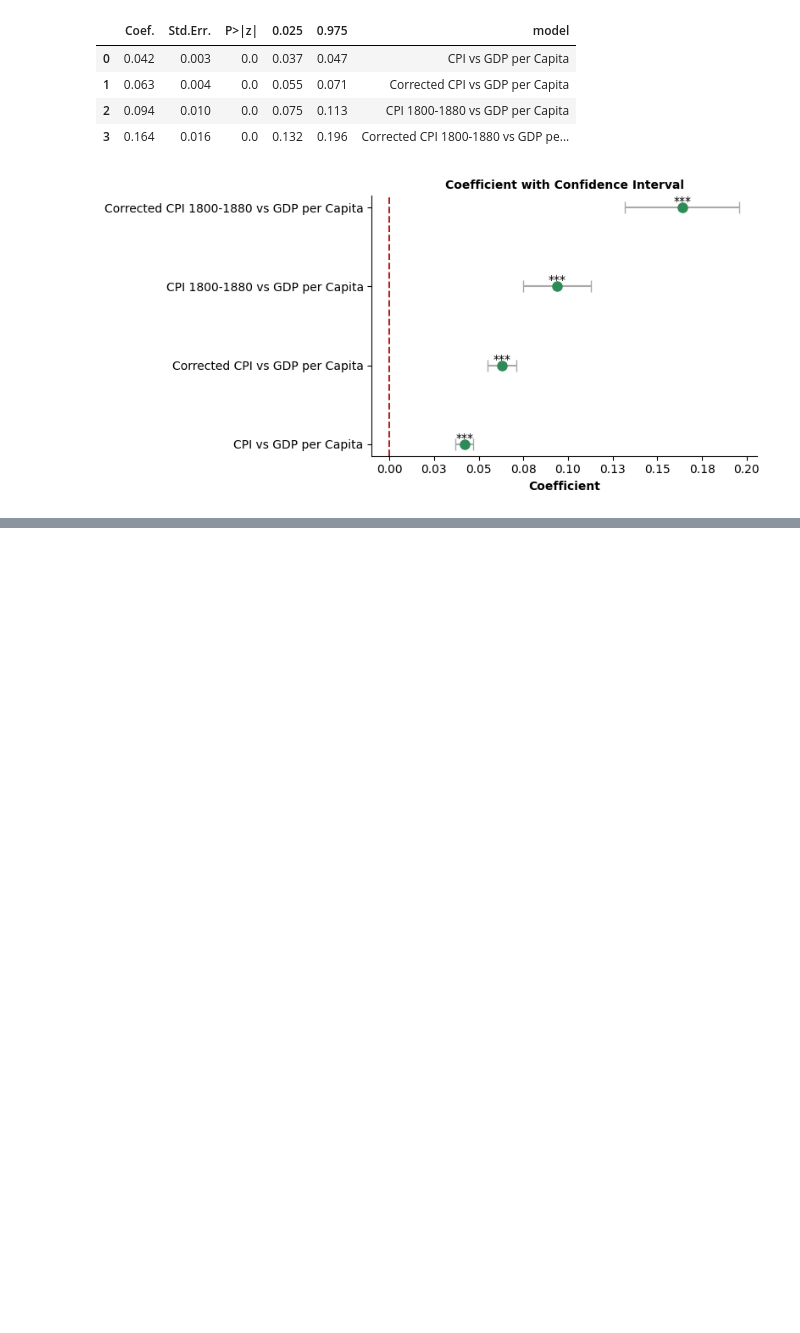
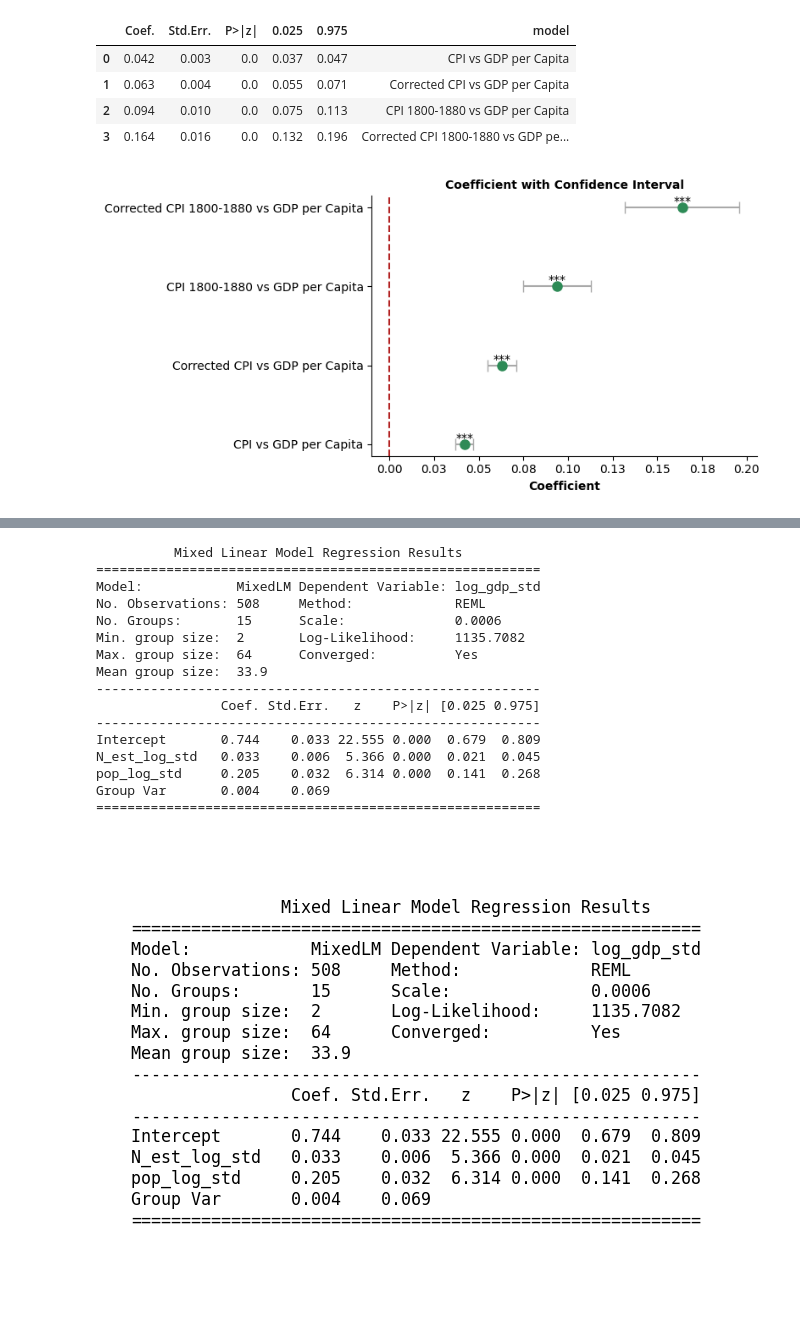
Before and after one commit to charlesdedampierre/cultura, a Jupyter notebook: 9 - statistics_gdp_cultural_index.ipynb, the cells around one changed output, grey strips where cells are left out. Drawn from its saved outputs; the diff is of its cells as text; code cells hidden in the pictures; blank space fills up the shorter version.

Commit message:
add population

```diff
--- a/9 - statistics_gdp_cultural_index.ipynb
+++ b/9 - statistics_gdp_cultural_index.ipynb
@@ -27,17 +27,8 @@ df_cultura = df_cultura.rename(columns={"individual_wikidata_id": "score"})
 df_cultura['survival_ratio'] = df_cultura['score']/df_cultura['N_est']
 
 
-
 df = pd.merge(df_gdp, df_cultura, on = ['region_name', 'decade'])
 df = df.rename(columns = {'decade': 'year', 'gdp_pc_weighted':'gdp_per_capita'})
-
-
-
-
-
-
-
-
 
 
 df['score_cap'] = df['score']/df['pop']
@@ -84,4 +75,5 @@ df["log_gdp_std"] = df["log_gdp"] / df["log_gdp"].mean()
 df["gdp_std"] = df["gdp_per_capita"] / df["gdp_per_capita"].mean()
 df["survival_ratio_std"] = df["survival_ratio"] / df["survival_ratio"].mean()
 
-df.sample(10)
+df['pop_log'] =  np.log(df["pop"])
+df["pop_log_std"] = df["pop_log"] / df["pop_log"].mean()
@@ -613,0 +659,37 @@ plt.show()
+# %%
+df_ols_pop = df[['region_name', 'year', 'log_gdp_std', 'N_est_log_std', 'score_log_std', 'pop_log_std']].copy()
+
+# Mixed Effects Model
+model = smf.mixedlm("log_gdp_std ~ N_est_log_std + pop_log_std", df_ols_pop, groups=df_ols_pop["region_name"])
+result = model.fit()
+
+print(result.summary())
+
+sm_table.index = ['Intercept', 'CCPI', "Population",'Group Var']
+sm_table['model'] = 'Corrected CPI'
+sm_table = sm_table.reset_index()
+
+# Plotting the summary text
+fig, ax = plt.subplots(figsize=(8, 6))
+ax.text(0.5, 0.5, result.summary(), fontsize=12, va='center', ha='center', fontname='Monospace')
+ax.axis('off')  # Turn off the axis
+
+plt.savefig('model_summary_pop_ccpi.png', dpi=300, bbox_inches='tight', pad_inches=0.5)
+# %% [output]
+          Mixed Linear Model Regression Results
+=========================================================
+Model:            MixedLM Dependent Variable: log_gdp_std
+No. Observations: 508     Method:             REML
+No. Groups:       15      Scale:              0.0006
+Min. group size:  2       Log-Likelihood:     1135.7082
+Max. group size:  64      Converged:          Yes
+Mean group size:  33.9
+---------------------------------------------------------
+                Coef. Std.Err.   z    P>|z| [0.025 0.975]
+---------------------------------------------------------
+Intercept       0.744    0.033 22.555 0.000  0.679  0.809
+N_est_log_std   0.033    0.006  5.366 0.000  0.021  0.045
+pop_log_std     0.205    0.032  6.314 0.000  0.141  0.268
+Group Var       0.004    0.069
+=========================================================
+[figure, added]
```
Also changed, not shown: parts of 10 cells of this notebook, 4 other files.
